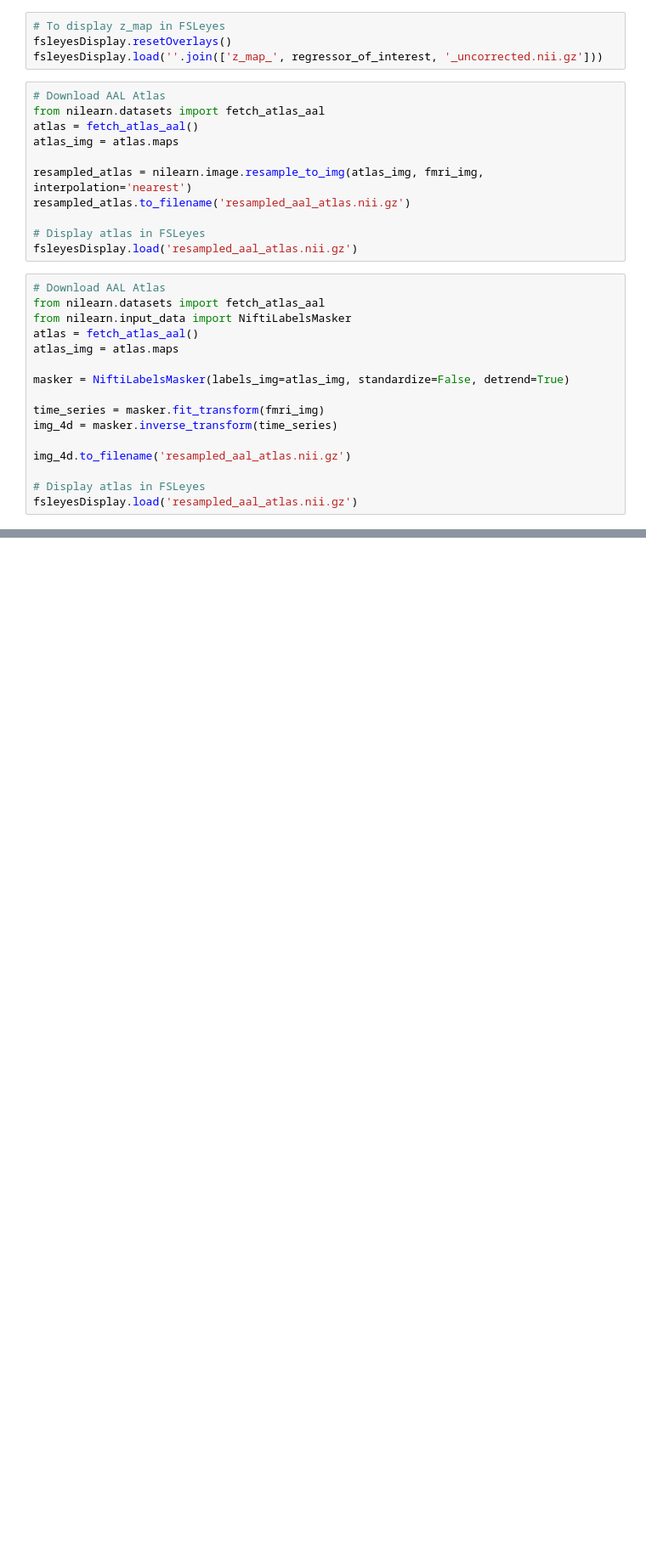
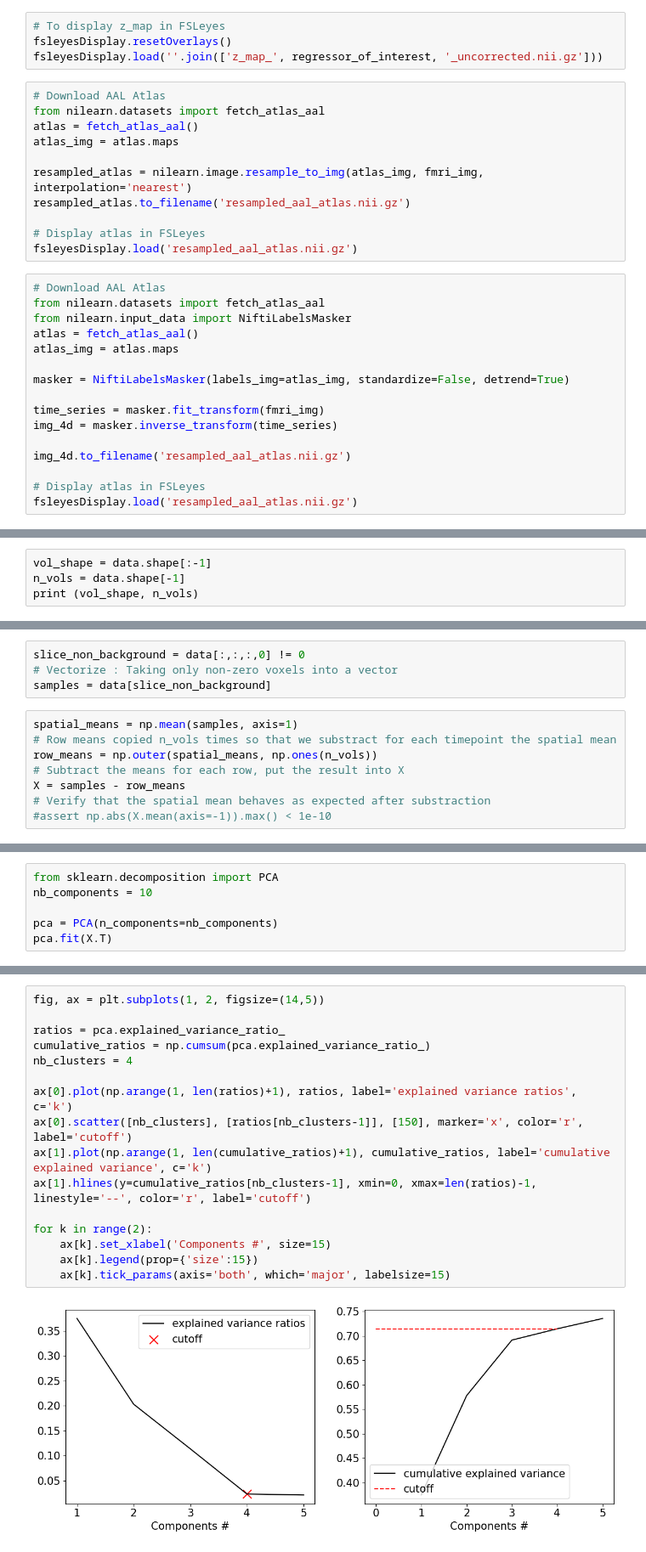
Before and after one commit to Ayphoss/NX-422, a Jupyter notebook: Miniproject-1.ipynb, the cells around one changed output, grey strips where cells are left out. Shown at 85% size. Saved outputs shown, nothing was run; the diff lists cells and outputs as text; blank space fills up the shorter version.

```diff
--- a/Miniproject-1.ipynb
+++ b/Miniproject-1.ipynb
@@ -675,0 +747,4 @@ fsleyesDisplay.load('resampled_aal_atlas.nii.gz')
+# %%
+vol_shape = data.shape[:-1]
+n_vols = data.shape[-1]
+print (vol_shape, n_vols)
@@ -675,0 +753,12 @@ fsleyesDisplay.load('resampled_aal_atlas.nii.gz')
+# %%
+slice_non_background = data[:,:,:,0] != 0
+# Vectorize : Taking only non-zero voxels into a vector
+samples = data[slice_non_background]
+# %%
+spatial_means = np.mean(samples, axis=1)
+# Row means copied n_vols times so that we substract for each timepoint the spatial mean
+row_means = np.outer(spatial_means, np.ones(n_vols))
+# Subtract the means for each row, put the result into X
+X = samples - row_means
+# Verify that the spatial mean behaves as expected after substraction
+#assert np.abs(X.mean(axis=-1)).max() < 1e-10
@@ -675,0 +767,6 @@ fsleyesDisplay.load('resampled_aal_atlas.nii.gz')
+# %%
+from sklearn.decomposition import PCA
+nb_components = 10
+
+pca = PCA(n_components=nb_components)
+pca.fit(X.T)
@@ -675,0 +792,18 @@ fsleyesDisplay.load('resampled_aal_atlas.nii.gz')
+# %%
+fig, ax = plt.subplots(1, 2, figsize=(14,5))
+
+ratios = pca.explained_variance_ratio_
+cumulative_ratios = np.cumsum(pca.explained_variance_ratio_)
+nb_clusters = 4
+
+ax[0].plot(np.arange(1, len(ratios)+1), ratios, label='explained variance ratios', c='k')
+ax[0].scatter([nb_clusters], [ratios[nb_clusters-1]], [150], marker='x', color='r', label='cutoff')
+ax[1].plot(np.arange(1, len(cumulative_ratios)+1), cumulative_ratios, label='cumulative explained variance', c='k')
+ax[1].hlines(y=cumulative_ratios[nb_clusters-1], xmin=0, xmax=len(ratios)-1, linestyle='--', color='r', label='cutoff')
+
+for k in range(2):
+    ax[k].set_xlabel('Components #', size=15)
+    ax[k].legend(prop={'size':15})
+    ax[k].tick_params(axis='both', which='major', labelsize=15)
+# %% [output]
+[figure, added]
```
Also changed, not shown: parts of 11 cells of this notebook.
